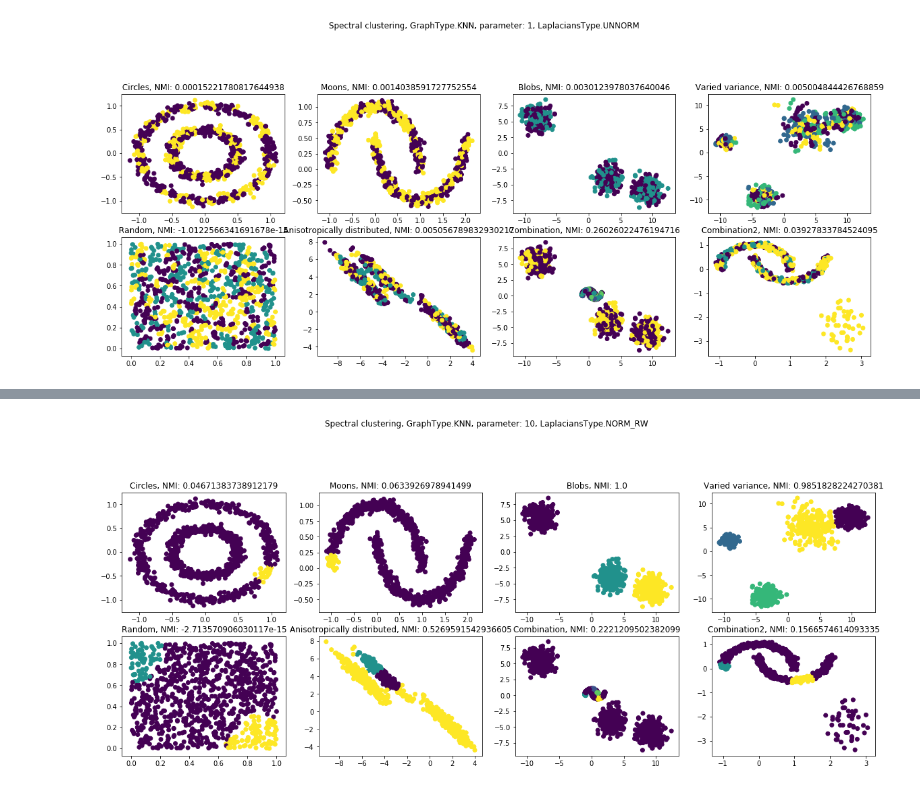
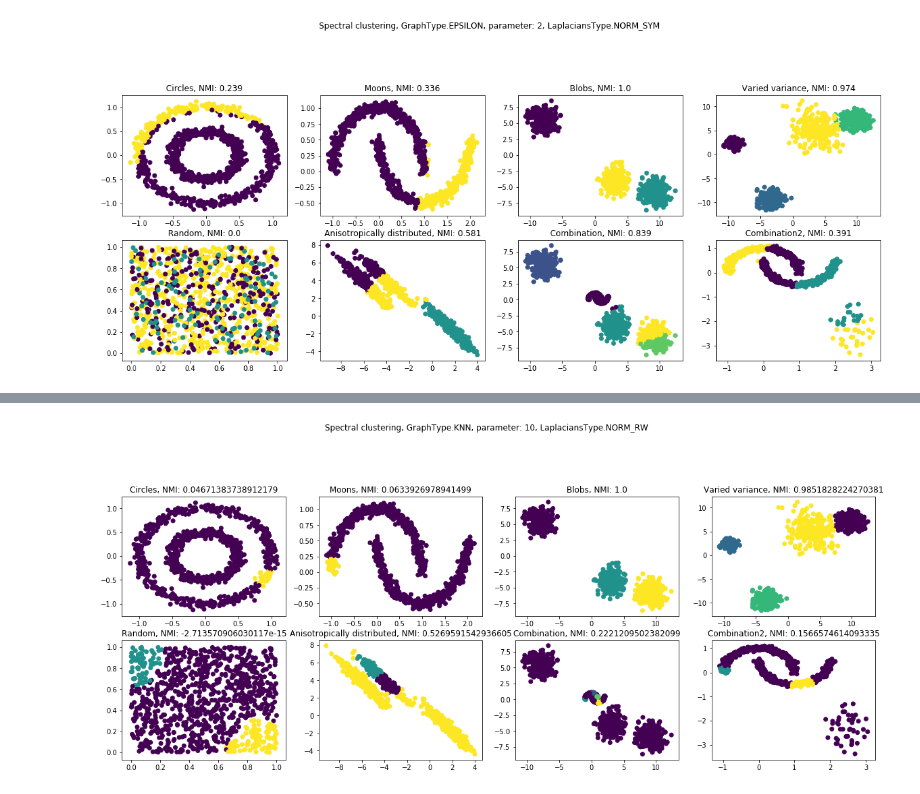
Before and after one commit to OlehOnyshchak/SpectralClustering, a Jupyter notebook: notebook/SpectralClustering.ipynb, the cells around one changed output, grey strips where cells are left out. Cells and saved outputs as stored; diff of their text form; code cells hidden in the pictures.

```diff
--- a/notebook/SpectralClustering.ipynb
+++ b/notebook/SpectralClustering.ipynb
@@ -190,7 +190,7 @@ def plot_results(datasets, titles, params = None, alg_type = None):
         plt.suptitle("Spectral clustering, {}, parameter: {}, {}"
                      .format(params['gtype'], params['gparam'], params['ltype']))
     else:
-        plt.suptitle("Ground Truth")
+        plt.suptitle("Library realization")
     plt.show()
 
 def run_algorithm(alg_type, datasets, n_clusters, params = None):
@@ -258,6 +246,6 @@ plot_results(results, titles, params=params, alg_type=Algorithm.SPECTRAL)
 # %%
-params = {'gtype' : GraphType.KNN, 'ltype' : LaplaciansType.UNNORM, 'gparam' : 1}
+params = {'gtype' : GraphType.EPSILON, 'ltype' : LaplaciansType.NORM_SYM, 'gparam' : 2}
 results = run_algorithm(Algorithm.SPECTRAL, dataset_collection, n_clusters, params)
-plot_results(results, titles, params=params, alg_type=Algorithm.SPECTRAL)
+plot_results(results, titles, params, alg_type=Algorithm.SPECTRAL)
 # %% [output]
-[figure, old version]
+[figure, new version]
```
Also changed, not shown: parts of 13 cells of this notebook.
